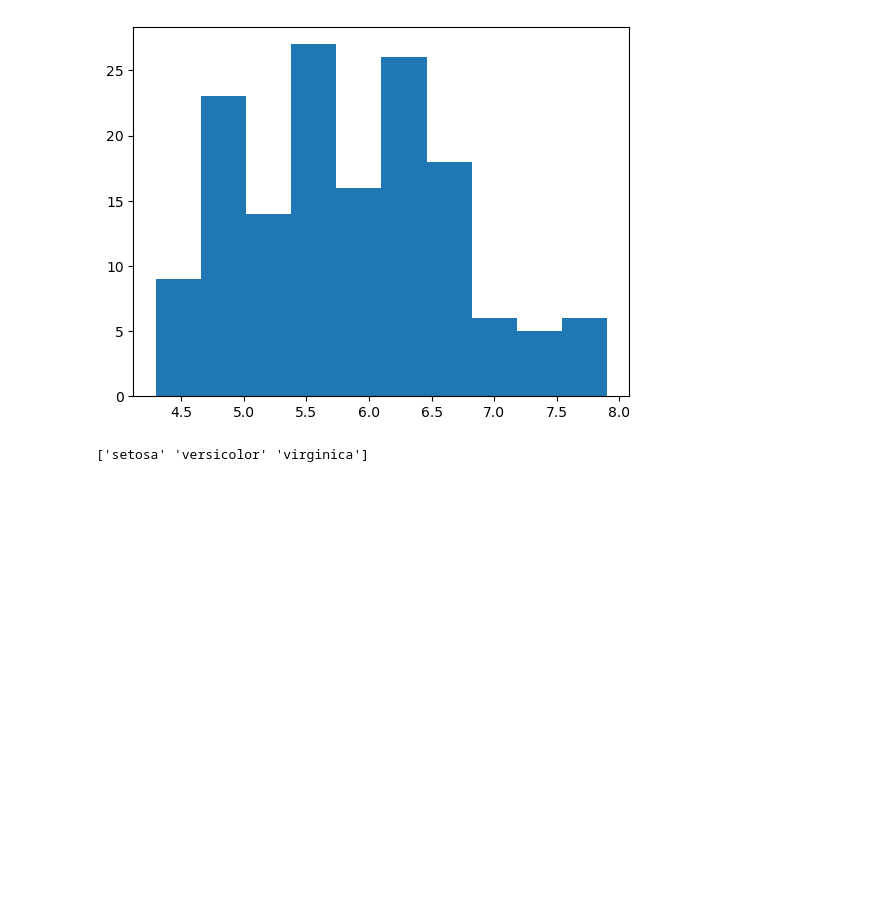
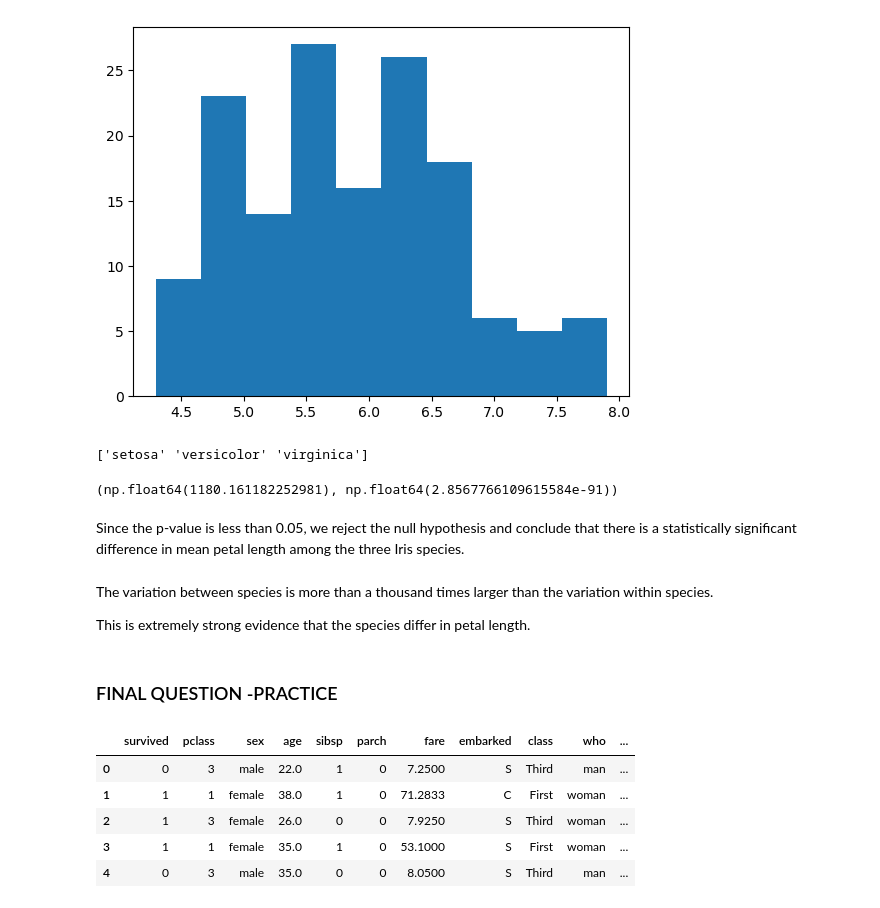
Before and after one commit to thomasneeva04/Data-Science---Learning, a Jupyter notebook: Week12/Practiced.ipynb, the cells around one changed output. Drawn from its saved outputs; the diff is of its cells as text; code cells hidden in the pictures; blank space fills up the shorter version.

Commit message:
Worked today on new questions

```diff
--- a/Week12/Practiced.ipynb
+++ b/Week12/Practiced.ipynb
@@ -501,6 +501,32 @@ from scipy.stats import f_oneway
 
 print(df['species'].unique())
 
-setosa_m=df[df['species']=='setosa']['
+grp1=df[df['species']=='setosa']['petal_length'].dropna()
+grp2=df[df['species']=='versicolor']['petal_length'].dropna()
+grp3=df[df['species']=='virginica']['petal_length'].dropna()
+
+from scipy.stats import f_oneway
+stat,p=f_oneway(grp1,grp2,grp3)
+stat,p
 # %% [output]
 ['setosa' 'versicolor' 'virginica']
+(np.float64(1180.161182252981), np.float64(2.8567766109615584e-91))
+# %% [markdown]
+Since the p-value is less than 0.05, we reject the null hypothesis and conclude that there is a statistically significant difference in mean petal length among the three Iris species.
+# %% [markdown]
+The variation between species is more than a thousand times larger than the variation within species.
+
+This is extremely strong evidence that the species differ in petal length.
+# %% [markdown]
+### FINAL QUESTION -PRACTICE
+# %%
+import seaborn as sns
+df=sns.load_dataset('titanic')
+df.head()
+# %% [output]
+|  | survived | pclass | sex | age | sibsp | parch | fare | embarked | class | who | ... |
+| 0 | 0 | 3 | male | 22.0 | 1 | 0 | 7.2500 | S | Third | man | ... |
+| 1 | 1 | 1 | female | 38.0 | 1 | 0 | 71.2833 | C | First | woman | ... |
+| 2 | 1 | 3 | female | 26.0 | 0 | 0 | 7.9250 | S | Third | woman | ... |
+| 3 | 1 | 1 | female | 35.0 | 1 | 0 | 53.1000 | S | First | woman | ... |
+| 4 | 0 | 3 | male | 35.0 | 0 | 0 | 8.0500 | S | Third | man | ... |
```
Also changed, not shown: parts of 29 cells of this notebook.
